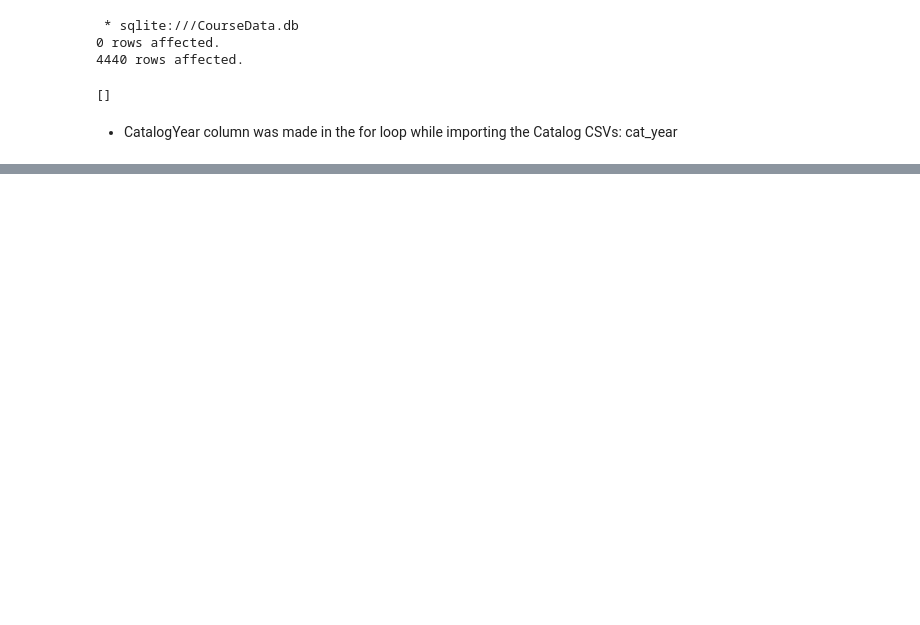
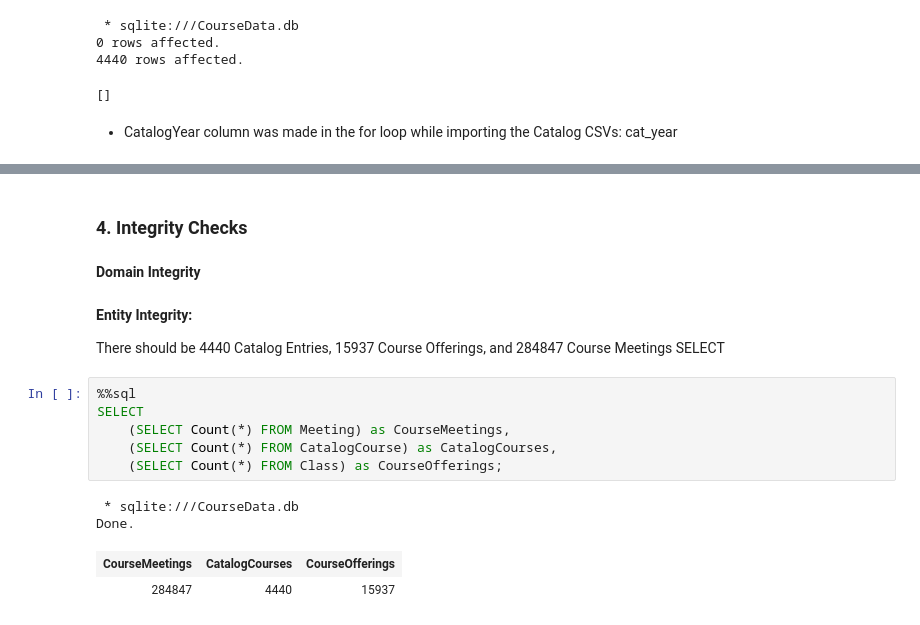
Before and after one commit to fairfield-ba510-spring2020/term-project-select, a Jupyter notebook: CourseDataETL.ipynb, the cells around one changed output, grey strips where cells are left out. Cells and saved outputs as stored; diff of their text form; blank space fills up the shorter version.

```diff
--- a/CourseDataETL.ipynb
+++ b/CourseDataETL.ipynb
@@ -234,0 +254,21 @@ FROM import_courses
+# %% [markdown]
+### __4. Integrity Checks__
+# %% [markdown]
+__Domain Integrity__
+# %% [markdown]
+__Entity Integrity:__
+
+
+There should be 4440 Catalog Entries, 15937 Course Offerings, and 284847 Course Meetings
+SELECT
+# %%
+%%sql
+SELECT
+    (SELECT Count(*) FROM Meeting) as CourseMeetings,
+    (SELECT Count(*) FROM CatalogCourse) as CatalogCourses,
+    (SELECT Count(*) FROM Class) as CourseOfferings;
+# %% [output]
+ * sqlite:///CourseData.db
+Done.
+| CourseMeetings | CatalogCourses | CourseOfferings |
+| 284847 | 4440 | 15937 |
```
Also changed, not shown: parts of 13 cells of this notebook, 2 other files.
